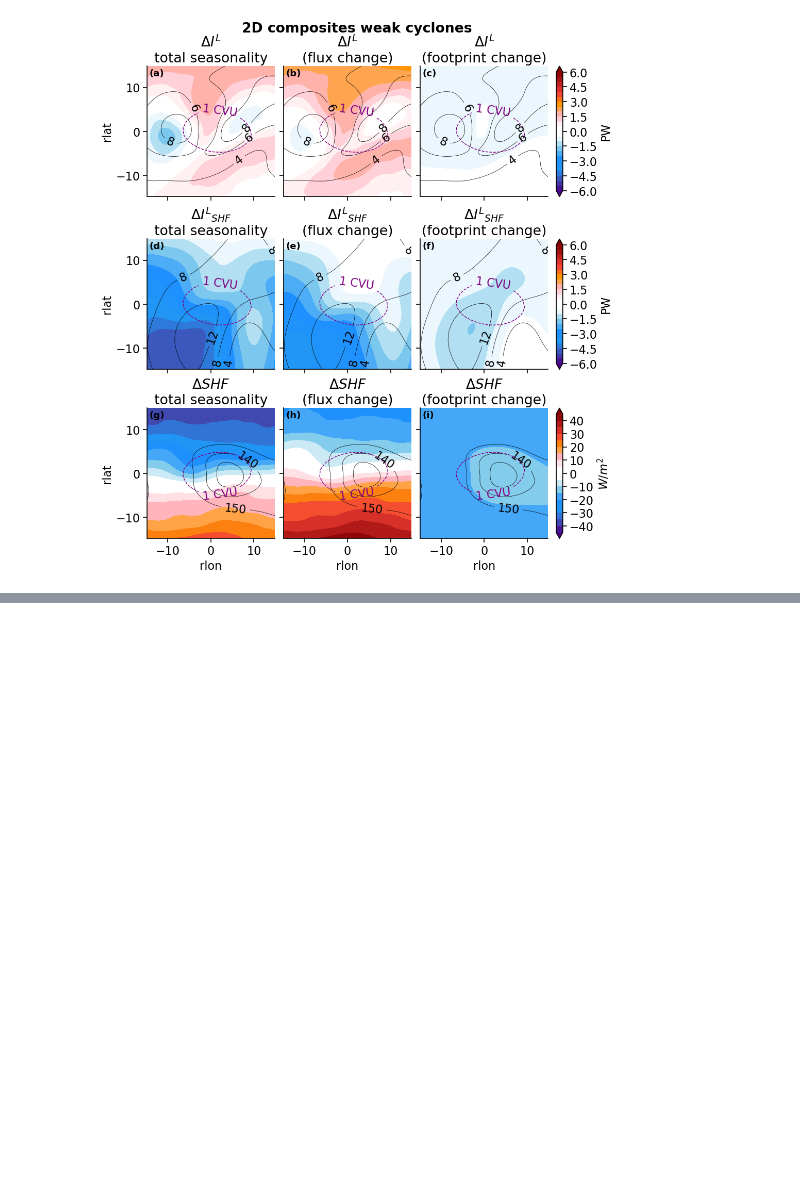
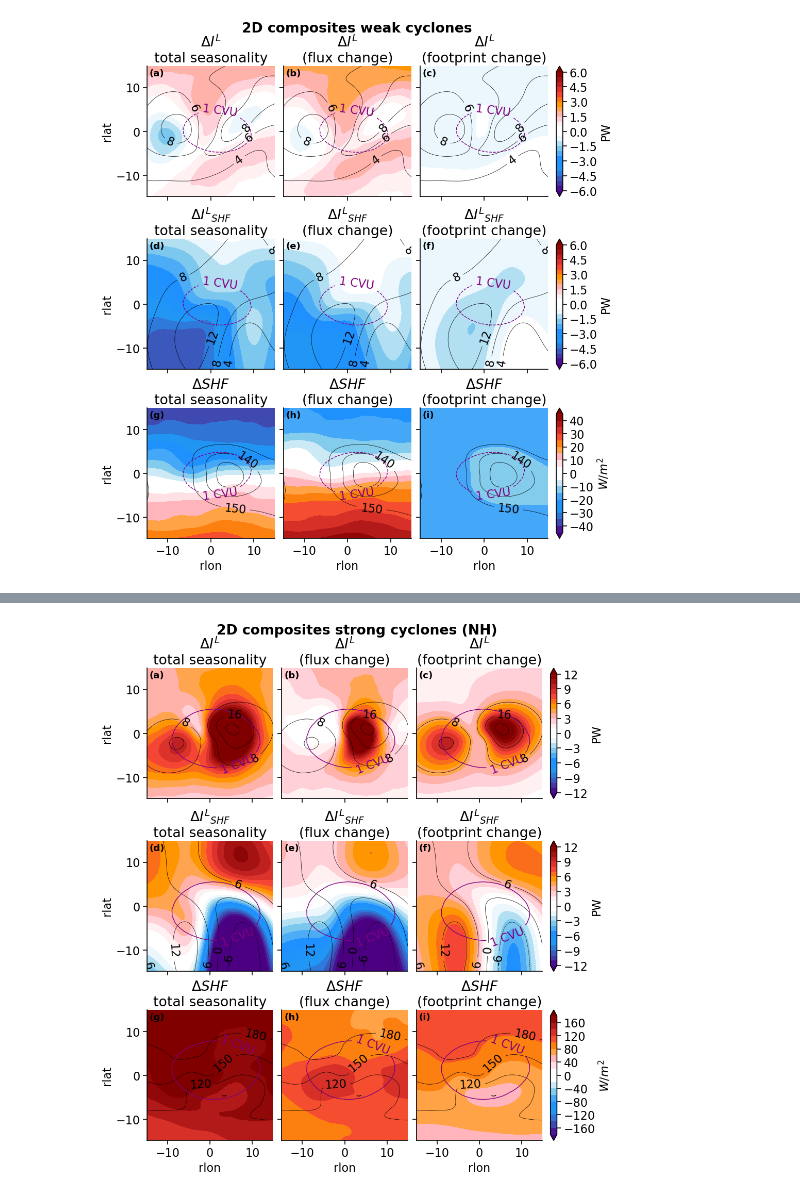
Before and after one commit to gmsarro/mse_cyclone-energetics, a Jupyter notebook: notebooks/final_figures.ipynb, the cells around one changed output, grey strips where cells are left out. Drawn from its saved outputs; the diff is of its cells as text; code cells hidden in the pictures; blank space fills up the shorter version.

```diff
--- a/notebooks/final_figures.ipynb
+++ b/notebooks/final_figures.ipynb
@@ -1438,0 +1601,96 @@ plot_2d_composites_decomposition_all(
+# %%
+def plot_2d_composites_nh_decomposition_all(
+    C=0, factor=PW_factor_NH,
+    levels=np.arange(-12, 13, 1), levels2=10,
+):
+    """NH version of the 3x3 decomposition figure. No latitude flip, DJF - JJA."""
+    variables = ['I_L', 'I_SHF', 'SHF']
+    titles = {
+        'I_L': r'${\Delta I^{L}}$',
+        'I_SHF': r'$\Delta {I^{L}}_{SHF}$',
+        'SHF': r'$\Delta {SHF}$',
+    }
+
+    fig, axes = plt.subplots(
+        3, 3, figsize=(10, 10.5), sharex=True, sharey=True,
+        constrained_layout=True,
+    )
+    conlev = 3
+    row_cf = []
+
+    for row, variable in enumerate(variables):
+        var_dims = ds_nh[variable].dims
+        zonal_dim = 'x' if 'x' in var_dims else 'lon'
+        merid_dim = 'y' if 'y' in var_dims else 'lat'
+
+        cur_levels = levels2 if variable == 'SHF' else levels
+        cur_factor = 1 if variable == 'SHF' else factor
+
+        for col, (decomp_func, col_title) in enumerate([
+            (_nh_seasonality_total, 'total seasonality'),
+            (_nh_constant_weight, 'flux change'),
+            (_nh_constant_flux, 'footprint change'),
+        ]):
+            field = decomp_func(variable, C=C, factor=cur_factor)
+            cf = axes[row, col].contourf(
+                ds_nh[zonal_dim], ds_nh[merid_dim], field,
+                levels=cur_levels, extend='both', cmap=custom_cmap_nh,
+            )
+            field_ann = _nh_annual_mean(variable, C=C, factor=cur_factor)
+            c = axes[row, col].contour(
+                ds_nh[zonal_dim], ds_nh[merid_dim], field_ann,
+                conlev, colors='k', linewidths=0.5,
+            )
+            axes[row, col].clabel(c, fmt='%1d')
+            cc = axes[row, col].contour(
+                ds_nh[zonal_dim], ds_nh[merid_dim],
+                ds_nh.VO.sel(category=C).mean(dim='month'),
+                levels=[1], colors='purple', linewidths=1,
+            )
+            axes[row, col].clabel(cc, fmt={1: '1 CVU'})
+            if col == 0:
+                axes[row, col].set_title(titles[variable] + '\n' + col_title)
+            else:
+                axes[row, col].set_title(titles[variable] + '\n(' + col_title + ')')
+        row_cf.append(cf)
+        axes[row, 0].set_ylabel('rlat')
+
+    for c in range(3):
+        axes[2, c].set_xlabel('rlon')
+    for row in range(3):
+        label = 'PW' if row < 2 else r'$W/m^2$'
+        fig.colorbar(row_cf[row], ax=axes[row, :],
+                     orientation='vertical', shrink=1, pad=0.02).set_label(label)
+
+    strength = {0: 'strong cyclones', 1: 'weak cyclones'}
+    fig.suptitle(f'2D composites {strength[C]} (NH)', y=1.02, fontweight='bold')
+
+    labels = list(string.ascii_lowercase)
+    for i, ax in enumerate(axes.flat):
+        ax.text(0.02, 0.98, f'({labels[i]})', transform=ax.transAxes, fontsize=13,
+                fontweight='bold', va='top', ha='left')
+
+    fig.savefig(
+        os.path.join(OUT_DIR,
+                     f'2D_composites_{strength[C].replace(" ", "_")}_all_decompose_NH.pdf'),
+        bbox_inches='tight',
+    )
+    fig.savefig(
+        os.path.join(OUT_DIR,
+                     f'2D_composites_{strength[C].replace(" ", "_")}_all_decompose_NH.png'),
+        dpi=600, facecolor='white', bbox_inches='tight',
+    )
+    plt.show()
+
+plot_2d_composites_nh_decomposition_all(
+    C=0, factor=PW_factor_NH,
+    levels=np.arange(-12, 13, 1),
+    levels2=np.arange(-180, 200, 20),
+)
+plot_2d_composites_nh_decomposition_all(
+    C=1, factor=PW_factor_NH,
+    levels=np.arange(-12, 13, 1) / 2,
+    levels2=np.arange(-45, 50, 5),
+)
+# %% [output]
+[figure, added]
```
Also changed, not shown: parts of 11 cells of this notebook.
